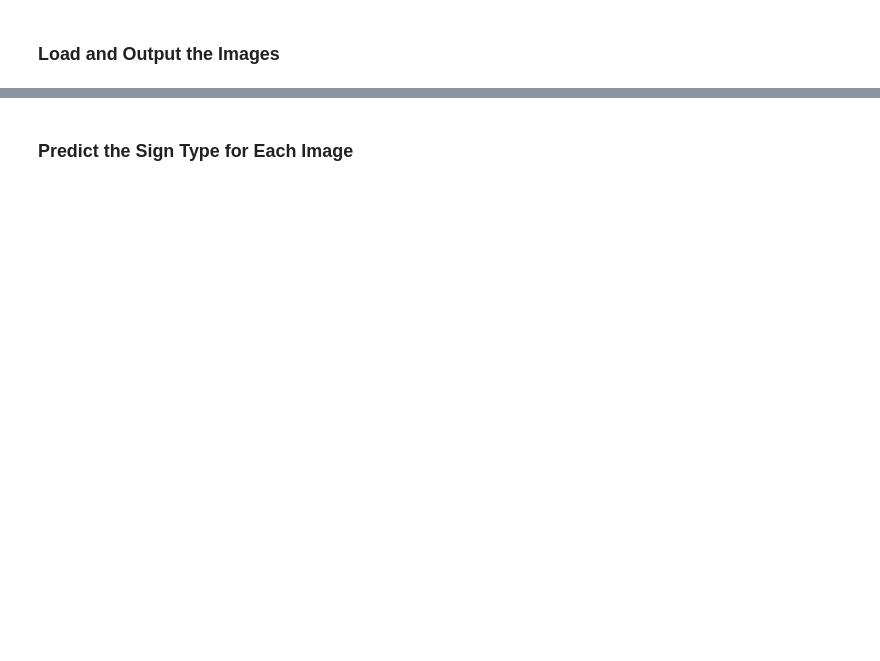
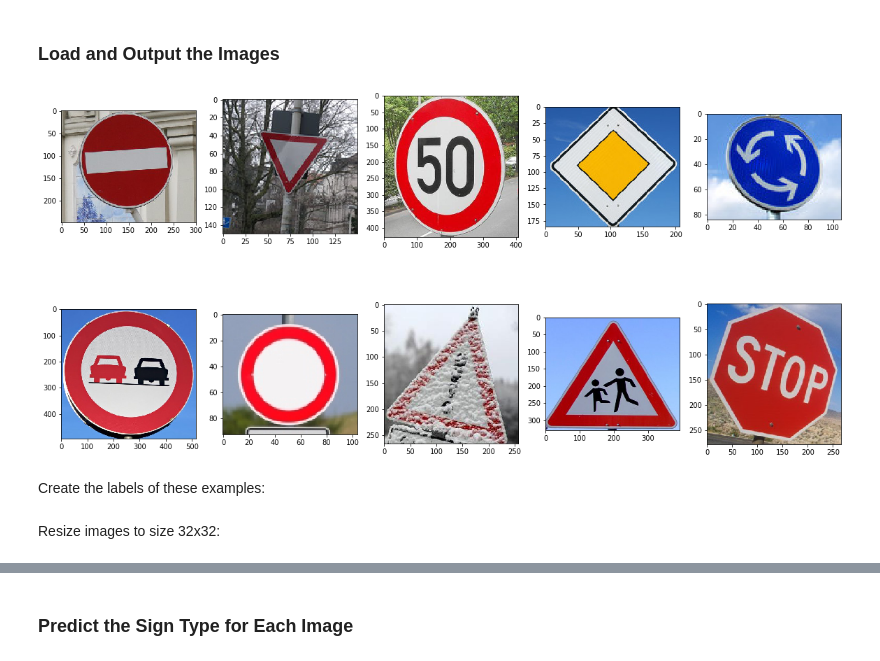
Before and after one commit to CBraeuninger/traffic_sign_classifier, a Jupyter notebook: Traffic_Sign_Classifier.ipynb, the cells around one changed output, grey strips where cells are left out. Saved outputs shown, nothing was run; the diff lists cells and outputs as text; code cells hidden in the pictures; blank space fills up the shorter version.

```diff
--- a/Traffic_Sign_Classifier.ipynb
+++ b/Traffic_Sign_Classifier.ipynb
@@ -329,0 +304,2 @@ X_test_crcb = X_test_crcb.reshape((-1, image_shape[0], image_shape[1], 2))
+# %%
+_, X_valid_norm = image_preprocessing(X_valid)
@@ -570,0 +539,5 @@ test_set = X_test_ycrcb
+# %%
+training_set = X_train_norm
+training_labels = y_train_extended
+validation_set = X_valid_norm
+test_set = X_test_norm
@@ -711,0 +678,25 @@ You may find `signnames.csv` useful as it contains mappings from the class id (i
+# %%
+import glob
+import matplotlib.image as mpimg
+import matplotlib.pyplot as plt
+
+%matplotlib inline
+
+# read in all images with names with pattern *.jpg
+images = glob.glob('../additional_examples/*.jpg')
+
+add_images = []
+
+# loop over images
+for file_name in images:
+    add_images.append(mpimg.imread(file_name))
+
+plt.figure(figsize=(20,10))
+
+for i in range(10):
+    plt.subplot(2,5,i+1)
+    plt.imshow(add_images[i])
+# %% [output]
+[figure, added]
+# %% [markdown]
+Create the labels of these examples:
@@ -711,0 +706,2 @@ You may find `signnames.csv` useful as it contains mappings from the class id (i
+# %% [markdown]
+Resize images to size 32x32:
```
Also changed, not shown: parts of 37 cells of this notebook.
